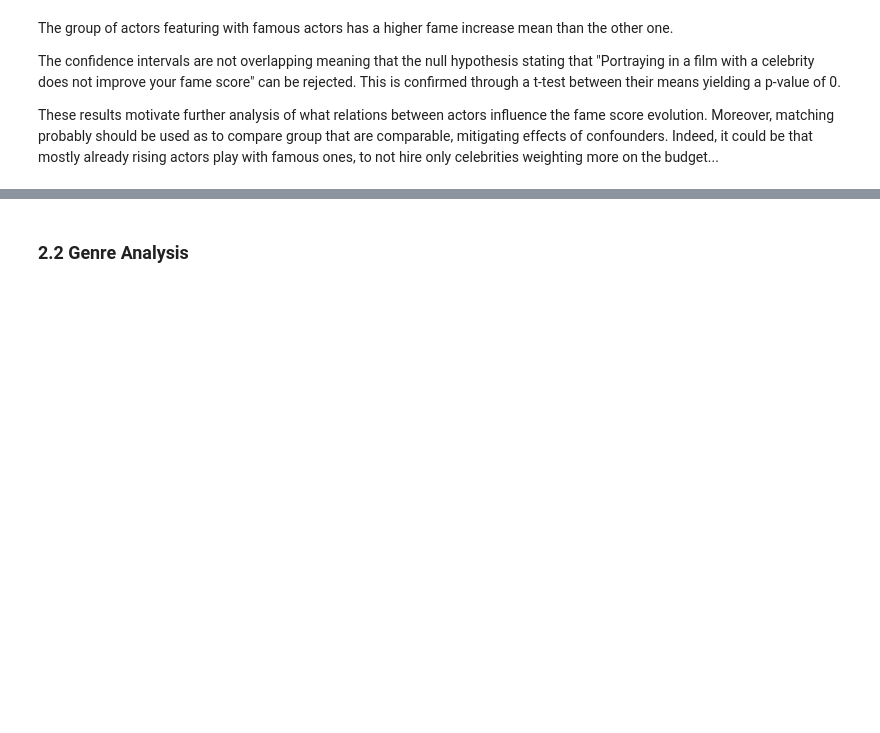
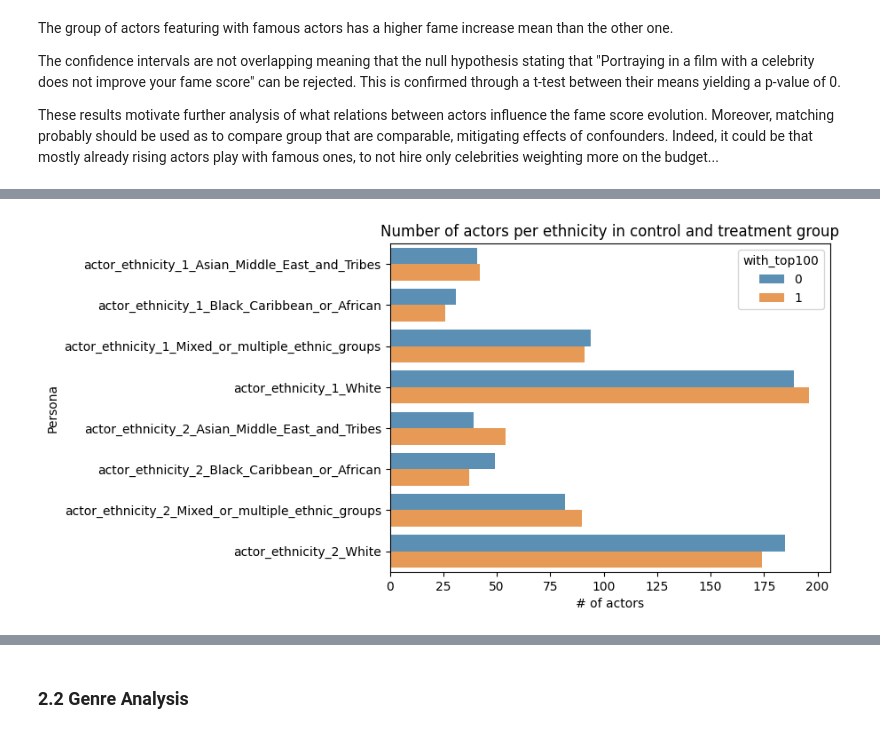
Before and after one commit to epfl-ada/ada-2023-project-lasempanadas, a Jupyter notebook: project_milestone_3.ipynb, the cells around one changed output, grey strips where cells are left out. Saved outputs shown, nothing was run; the diff lists cells and outputs as text; code cells hidden in the pictures; blank space fills up the shorter version.

```diff
--- a/project_milestone_3.ipynb
+++ b/project_milestone_3.ipynb
@@ -1262,0 +1120,13 @@ These results motivate further analysis of what relations between actors influen
+# %%
+# Sanity check for ethnicity exact matching
+# matched_ethnicity = pd.get_dummies(matched_actor_feats, columns=['actor_ethnicity_1','actor_ethnicity_2'])
+# matched_ethnicity = matched_ethnicity[['with_top100']+[col for col in matched_ethnicity.columns if 'ethnicity' in col]].groupby('with_top100', as_index=False).sum()
+matched_ethnicity = matched_actor_feats[['with_top100']+[col for col in matched_actor_feats.columns if 'ethnicity' in col]].groupby('with_top100', as_index=False).sum()
+matched_ethnicity = matched_ethnicity.melt(id_vars='with_top100', value_name='count')
+
+sns.barplot(x='count', y='variable', hue='with_top100', data=matched_ethnicity, alpha=0.8)
+plt.ylabel('Persona')
+plt.xlabel('# of actors')
+plt.title('Number of actors per ethnicity in control and treatment group');
+# %% [output]
+[figure, added]
```
Also changed, not shown: parts of 110 cells of this notebook.
